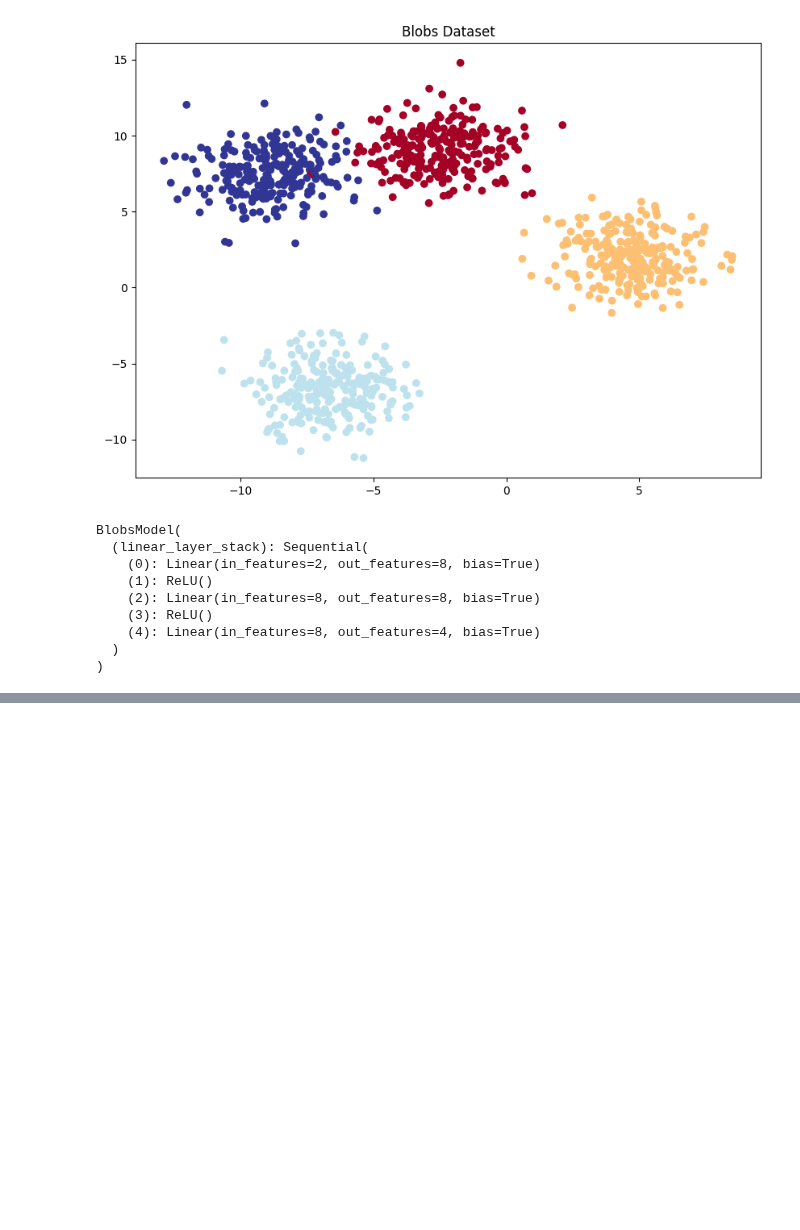
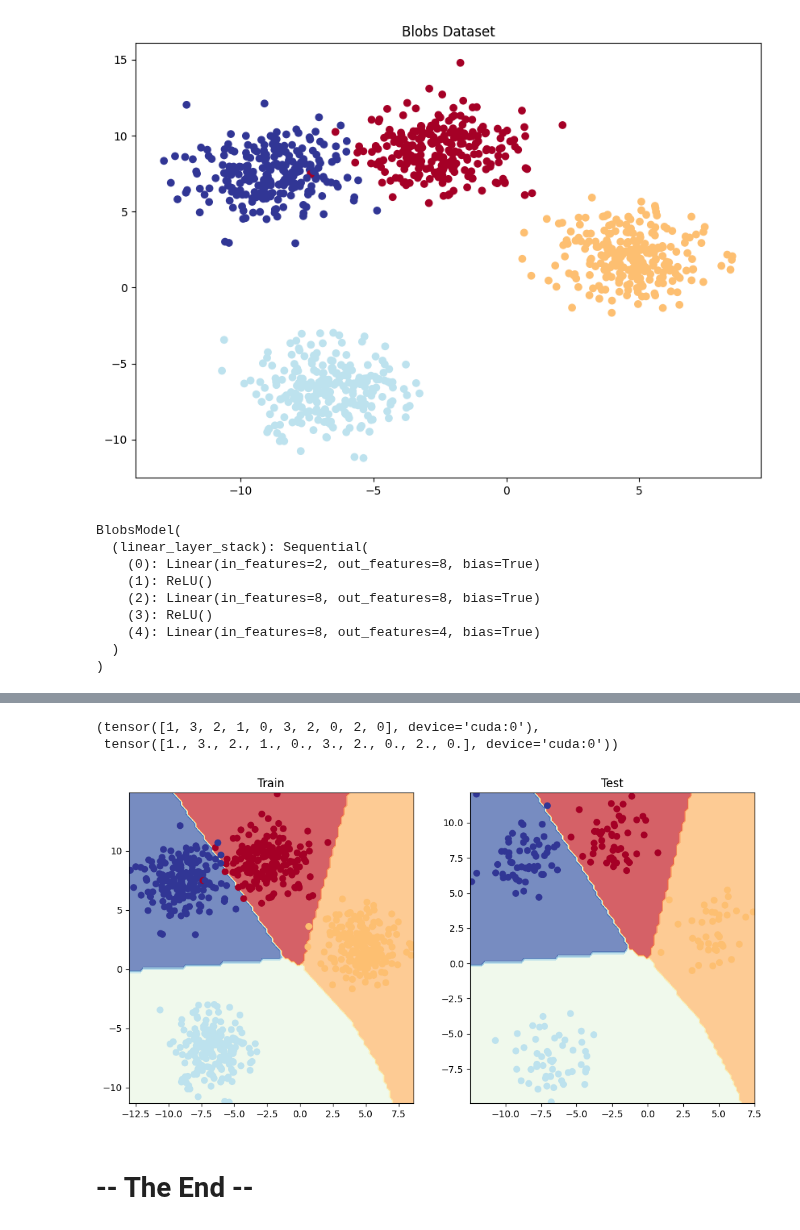
Before and after one commit to Dhaks13/My_DL_Works, a Jupyter notebook: learnings/02_Pytorch_NeuralNetworks.ipynb, the cells around one changed output, grey strips where cells are left out. Saved outputs shown, nothing was run; the diff lists cells and outputs as text; code cells hidden in the pictures; blank space fills up the shorter version.

```diff
--- a/learnings/02_Pytorch_NeuralNetworks.ipynb
+++ b/learnings/02_Pytorch_NeuralNetworks.ipynb
@@ -660,3 +660,15 @@ BlobsModel(
     (4): Linear(in_features=8, out_features=4, bias=True)
   )
 )
+# %%
+# loss fns and optimizer
+loss_fn = nn.CrossEntropyLoss()
+optimizer = torch.optim.SGD(model_blobs.parameters(), lr=0.1)
+# %%
+#prediting the model
+model_blobs.eval()
+with torch.inference_mode():
+    y__logits = model_blobs(x_blobs_test.to(device))
+
+print(f"Length of y__logits: {len(y__logits)}, Shape of y__logits: {y__logits.shape}")
+y__logits[:5]
@@ -662,0 +682,5 @@ BlobsModel(
+# %%
+#convert our models logit output to probabilities
+y_pred_probs = torch.softmax(y__logits, dim=1)
+print(y__logits[:5])
+print(y_pred_probs[:5])
@@ -662,0 +764,26 @@ BlobsModel(
+# %%
+# Make predictions
+model_blobs.eval()
+with torch.inference_mode():
+    y__logits = model_blobs(x_blobs_test)
+    y_pred_probs = torch.softmax(y__logits, dim=1)
+    y_pred = torch.argmax(y_pred_probs, dim=1)
+
+y_pred[:10], y_blobs_test[:10]
+# %% [output]
+(tensor([1, 3, 2, 1, 0, 3, 2, 0, 2, 0], device='cuda:0'),
+ tensor([1., 3., 2., 1., 0., 3., 2., 0., 2., 0.], device='cuda:0'))
+# %%
+#visualize the model
+plt.figure(figsize=(12, 6))
+plt.subplot(1, 2, 1)
+plt.title("Train")
+plot_decision_boundary(model_blobs, x_bl0bs_train, y_blobs_train)
+plt.subplot(1, 2, 2)
+plt.title("Test")
+plot_decision_boundary(model_blobs, x_blobs_test, y_blobs_test)
+plt.show()
+# %% [output]
+[figure, added]
+# %% [markdown]
+# -- The End --
```
Also changed, not shown: parts of 4 cells of this notebook.
